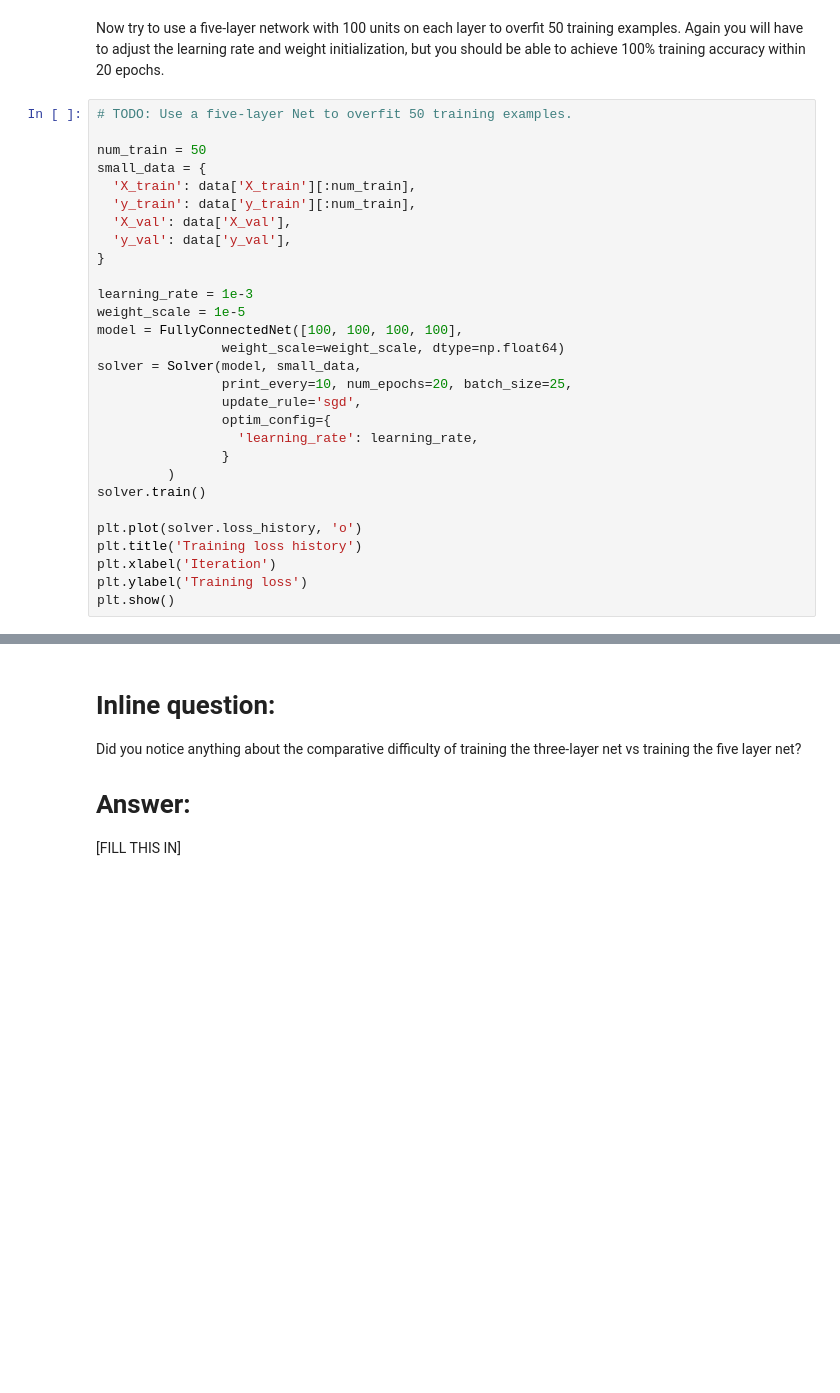
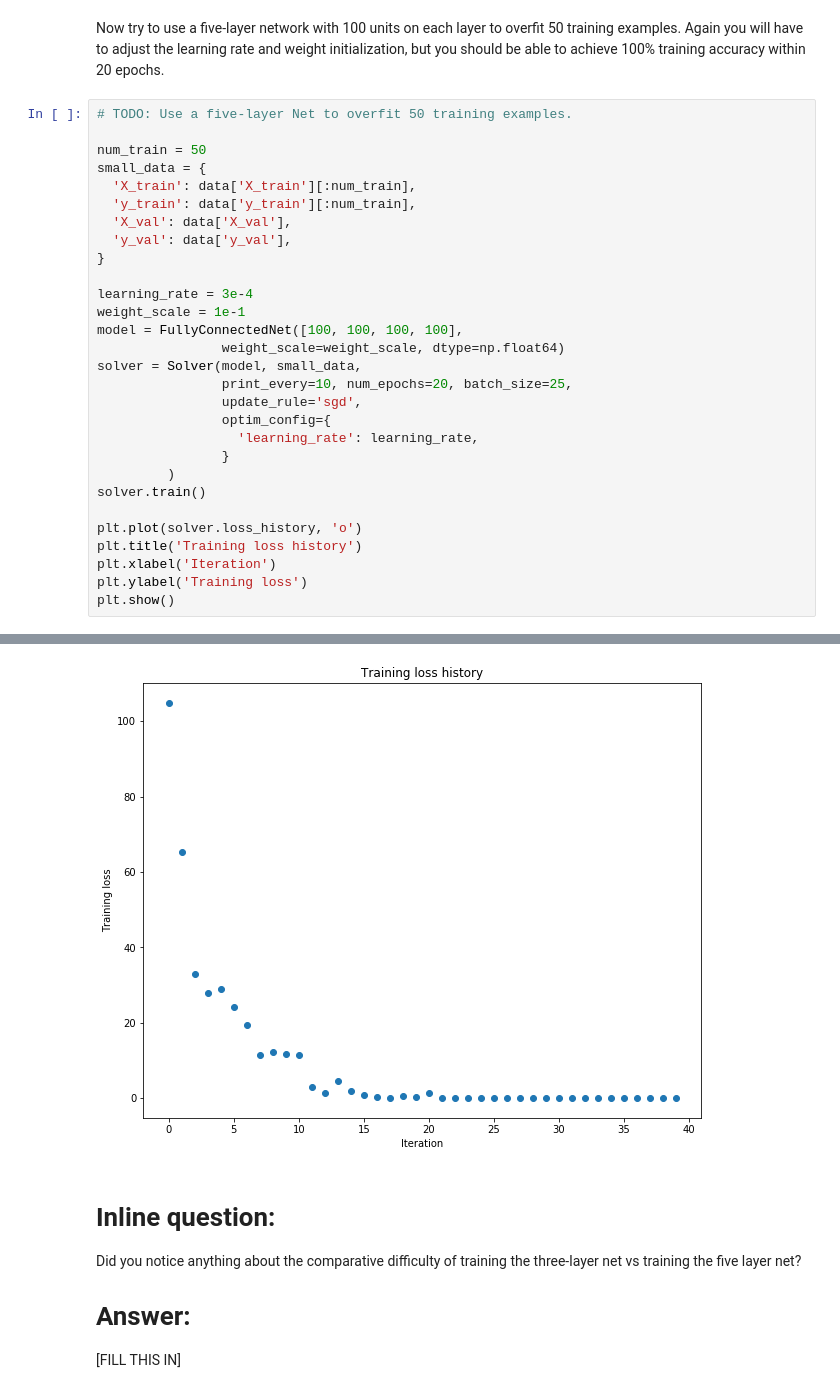
Before and after one commit to lcytzk/CS231N, a Jupyter notebook: assignment2/FullyConnectedNets.ipynb, the cells around one changed output, grey strips where cells are left out. Cells and saved outputs as stored; diff of their text form; blank space fills up the shorter version.

```diff
--- a/assignment2/FullyConnectedNets.ipynb
+++ b/assignment2/FullyConnectedNets.ipynb
@@ -444,8 +475,8 @@ small_data = {
   'y_val': data['y_val'],
 }
 
-learning_rate = 1e-3
-weight_scale = 1e-5
+learning_rate = 3e-4
+weight_scale = 1e-1
 model = FullyConnectedNet([100, 100, 100, 100],
                 weight_scale=weight_scale, dtype=np.float64)
 solver = Solver(model, small_data,
@@ -462,3 +493,4 @@ plt.title('Training loss history')
 plt.xlabel('Iteration')
 plt.ylabel('Training loss')
 plt.show()
+# %% [output]
@@ -465,3 +514,4 @@ plt.show()
+[figure, added]
 # %% [markdown]
 # Inline question:
 Did you notice anything about the comparative difficulty of training the three-layer net vs training the five layer net?
```
Also changed, not shown: parts of 8 cells of this notebook, 1 other file.
